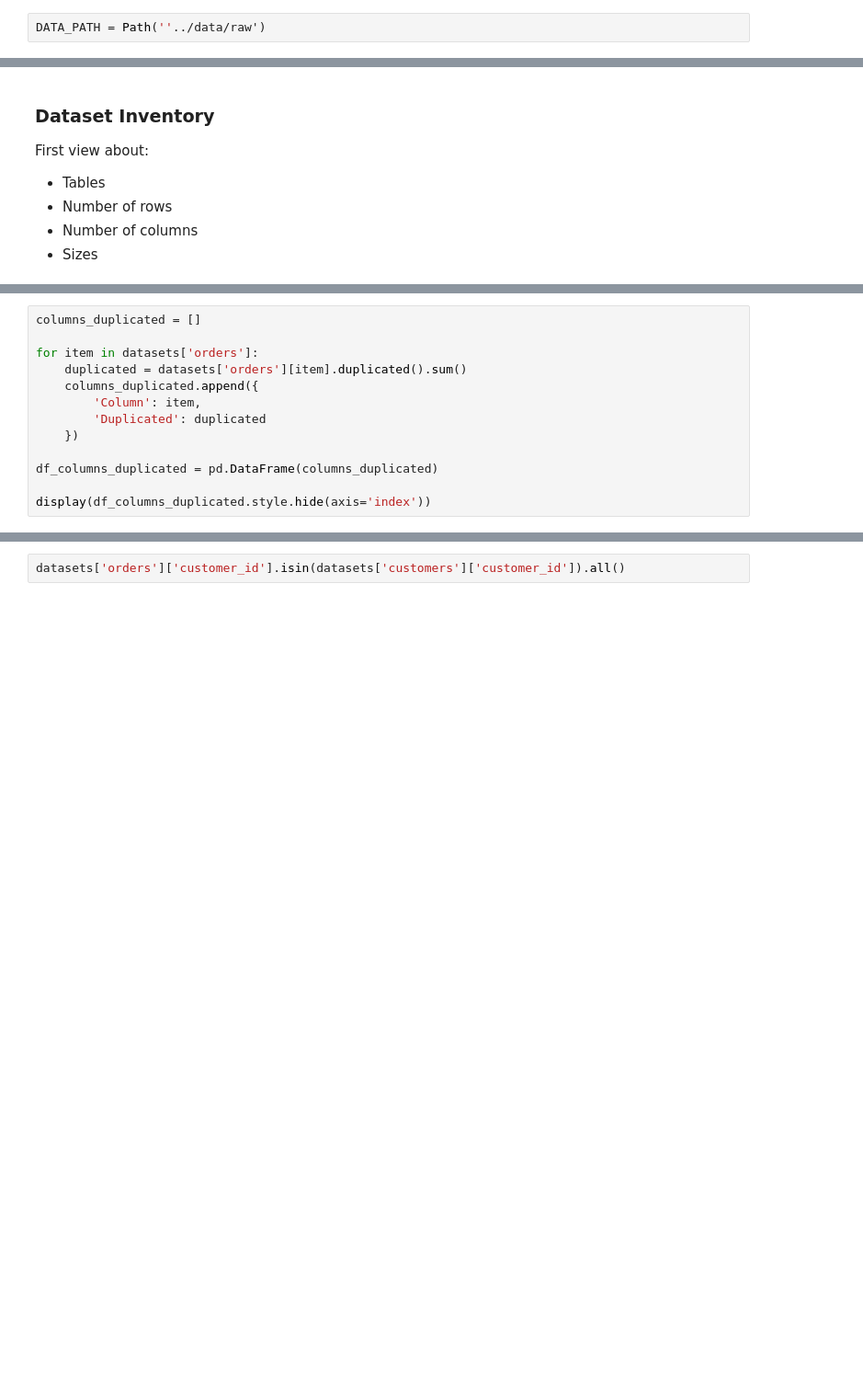
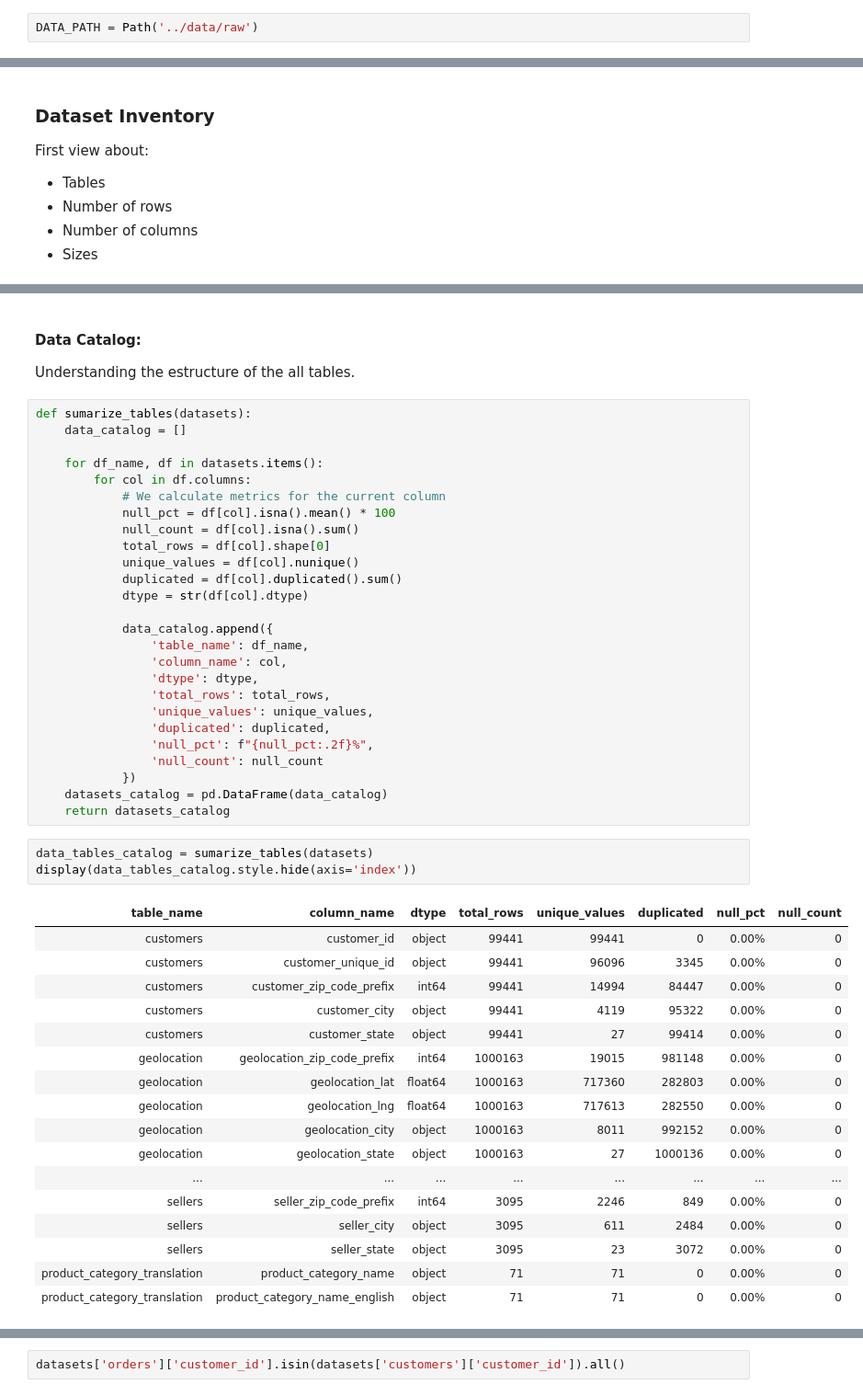
Before and after one commit to Ezequiel-ib/project-olist-db, a Jupyter notebook: notebooks/01_schema_understanding.ipynb, the cells around one changed output, grey strips where cells are left out. Shown at 92% size. Drawn from its saved outputs; the diff is of its cells as text; blank space fills up the shorter version.

Commit message:
refactor: schema understanding

```diff
--- a/notebooks/01_schema_understanding.ipynb
+++ b/notebooks/01_schema_understanding.ipynb
@@ -27,7 +27,7 @@ from pathlib import Path
 
 A centralized base path is defined to avoid hardcoded file locations and improve maintainability across the project structure.
 # %%
-DATA_PATH = Path(''../data/raw')
+DATA_PATH = Path('../data/raw')
 # %% [markdown]
 #### *Load Raw Datasets*
 
@@ -165,13 +64,0 @@ memory usage: 6.1+ MB
-# %%
-columns_duplicated = []
-
-for item in datasets['orders']:
-    duplicated = datasets['orders'][item].duplicated().sum()
-    columns_duplicated.append({
-        'Column': item,
-        'Duplicated': duplicated
-    })
-
-df_columns_duplicated = pd.DataFrame(columns_duplicated)
-
-display(df_columns_duplicated.style.hide(axis='index'))
@@ -290,0 +118,51 @@ Data consistency is verified between both entities:
+# %% [markdown]
+#### Data Catalog:
+
+Understanding the estructure of the all tables.
+# %%
+def sumarize_tables(datasets):
+    data_catalog = []
+
+    for df_name, df in datasets.items():
+        for col in df.columns:
+            # We calculate metrics for the current column
+            null_pct = df[col].isna().mean() * 100
+            null_count = df[col].isna().sum()
+            total_rows = df[col].shape[0]
+            unique_values = df[col].nunique()
+            duplicated = df[col].duplicated().sum()
+            dtype = str(df[col].dtype)
+
+            data_catalog.append({
+                'table_name': df_name,
+                'column_name': col,
+                'dtype': dtype,
+                'total_rows': total_rows,
+                'unique_values': unique_values,
+                'duplicated': duplicated,
+                'null_pct': f"{null_pct:.2f}%",
+                'null_count': null_count
+            })
+    datasets_catalog = pd.DataFrame(data_catalog)
+    return datasets_catalog
+# %%
+data_tables_catalog = sumarize_tables(datasets)
+display(data_tables_catalog.style.hide(axis='index'))
+# %% [output]
+| table_name | column_name | dtype | total_rows | unique_values | duplicated | null_pct | null_count |
+| customers | customer_id | object | 99441 | 99441 | 0 | 0.00% | 0 |
+| customers | customer_unique_id | object | 99441 | 96096 | 3345 | 0.00% | 0 |
+| customers | customer_zip_code_prefix | int64 | 99441 | 14994 | 84447 | 0.00% | 0 |
+| customers | customer_city | object | 99441 | 4119 | 95322 | 0.00% | 0 |
+| customers | customer_state | object | 99441 | 27 | 99414 | 0.00% | 0 |
+| geolocation | geolocation_zip_code_prefix | int64 | 1000163 | 19015 | 981148 | 0.00% | 0 |
+| geolocation | geolocation_lat | float64 | 1000163 | 717360 | 282803 | 0.00% | 0 |
+| geolocation | geolocation_lng | float64 | 1000163 | 717613 | 282550 | 0.00% | 0 |
+| geolocation | geolocation_city | object | 1000163 | 8011 | 992152 | 0.00% | 0 |
+| geolocation | geolocation_state | object | 1000163 | 27 | 1000136 | 0.00% | 0 |
+| ... | ... | ... | ... | ... | ... | ... | ... |
+| sellers | seller_zip_code_prefix | int64 | 3095 | 2246 | 849 | 0.00% | 0 |
+| sellers | seller_city | object | 3095 | 611 | 2484 | 0.00% | 0 |
+| sellers | seller_state | object | 3095 | 23 | 3072 | 0.00% | 0 |
+| product_category_translation | product_category_name | object | 71 | 71 | 0 | 0.00% | 0 |
+| product_category_translation | product_category_name_english | object | 71 | 71 | 0 | 0.00% | 0 |
```
Also changed, not shown: parts of 39 cells of this notebook, 1 other file.
